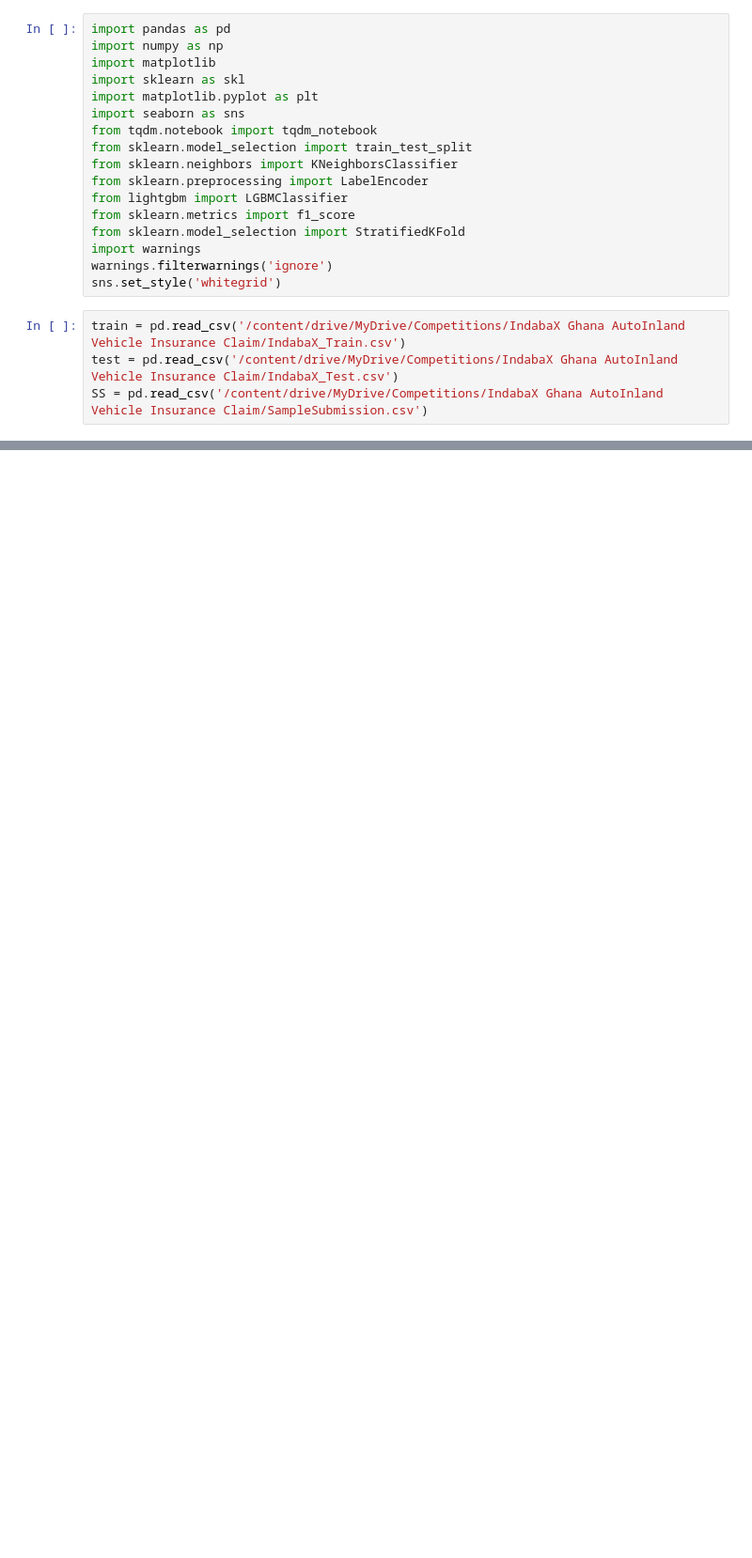
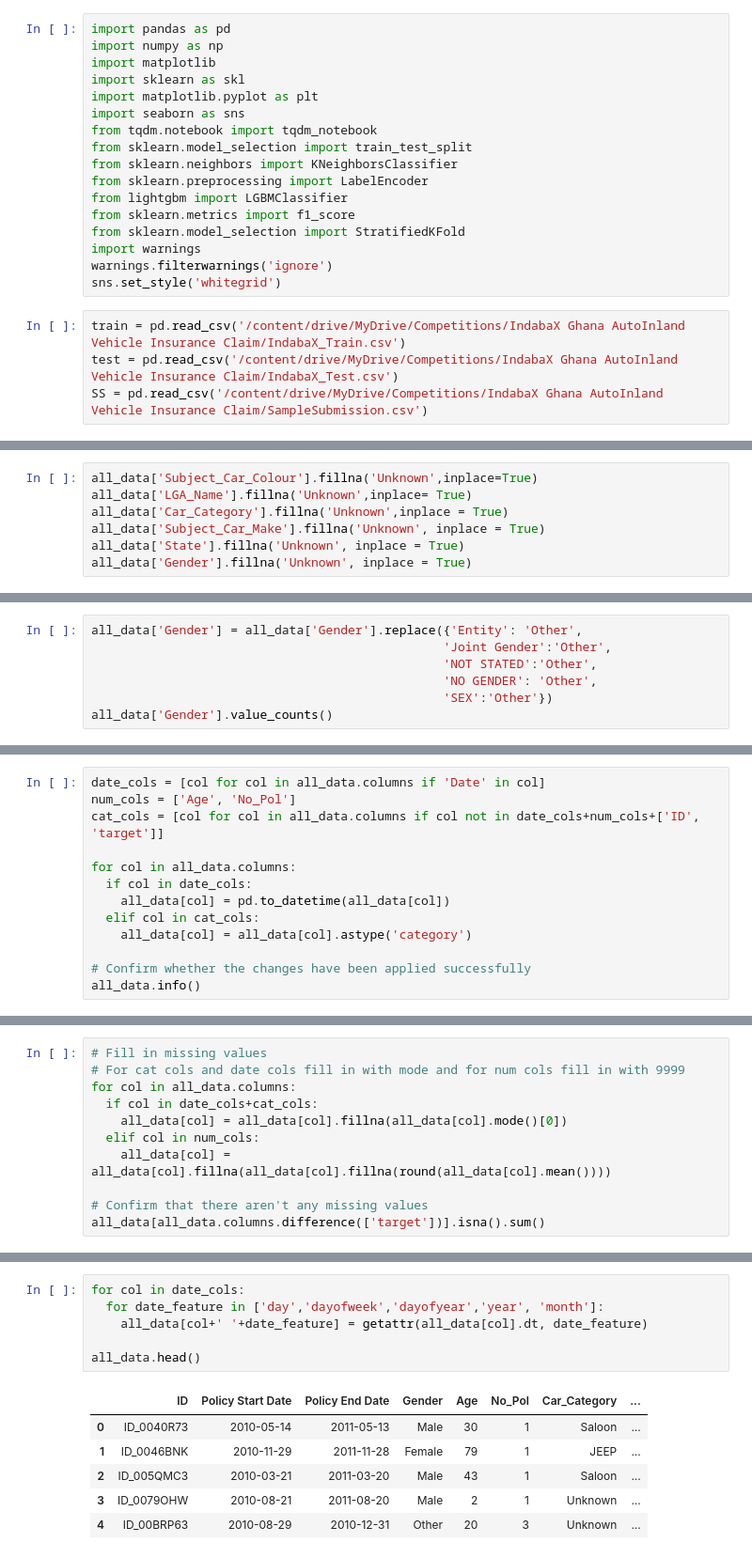
Before and after one commit to Houssem23x/IndabaX-Ghana-AutoInland-Vehicle-Insurance-Claim, a Jupyter notebook: IndabaX Ghana AutoInland Vehicle Insurance Claim.ipynb, the cells around one changed output, grey strips where cells are left out. Shown at 94% size. Cells and saved outputs as stored; diff of their text form; blank space fills up the shorter version.

```diff
--- a/IndabaX Ghana AutoInland Vehicle Insurance Claim.ipynb
+++ b/IndabaX Ghana AutoInland Vehicle Insurance Claim.ipynb
@@ -21,0 +105,7 @@ SS = pd.read_csv('/content/drive/MyDrive/Competitions/IndabaX Ghana AutoInland V
+# %%
+all_data['Subject_Car_Colour'].fillna('Unknown',inplace=True)
+all_data['LGA_Name'].fillna('Unknown',inplace= True)
+all_data['Car_Category'].fillna('Unknown',inplace = True)
+all_data['Subject_Car_Make'].fillna('Unknown', inplace = True)
+all_data['State'].fillna('Unknown', inplace = True)
+all_data['Gender'].fillna('Unknown', inplace = True)
@@ -21,0 +124,7 @@ SS = pd.read_csv('/content/drive/MyDrive/Competitions/IndabaX Ghana AutoInland V
+# %%
+all_data['Gender'] = all_data['Gender'].replace({'Entity': 'Other',
+                                                'Joint Gender':'Other',
+                                                'NOT STATED':'Other',
+                                                'NO GENDER': 'Other',
+                                                'SEX':'Other'})
+all_data['Gender'].value_counts()
@@ -21,0 +137,13 @@ SS = pd.read_csv('/content/drive/MyDrive/Competitions/IndabaX Ghana AutoInland V
+# %%
+date_cols = [col for col in all_data.columns if 'Date' in col]
+num_cols = ['Age', 'No_Pol']
+cat_cols = [col for col in all_data.columns if col not in date_cols+num_cols+['ID', 'target']]
+
+for col in all_data.columns:
+  if col in date_cols:
+    all_data[col] = pd.to_datetime(all_data[col])
+  elif col in cat_cols:
+    all_data[col] = all_data[col].astype('category')
+
+# Confirm whether the changes have been applied successfully
+all_data.info()
@@ -21,0 +171,11 @@ SS = pd.read_csv('/content/drive/MyDrive/Competitions/IndabaX Ghana AutoInland V
+# %%
+# Fill in missing values
+# For cat cols and date cols fill in with mode and for num cols fill in with 9999
+for col in all_data.columns:
+  if col in date_cols+cat_cols:
+    all_data[col] = all_data[col].fillna(all_data[col].mode()[0])
+  elif col in num_cols:
+    all_data[col] = all_data[col].fillna(all_data[col].fillna(round(all_data[col].mean())))
+
+# Confirm that there aren't any missing values
+all_data[all_data.columns.difference(['target'])].isna().sum()
@@ -21,0 +196,13 @@ SS = pd.read_csv('/content/drive/MyDrive/Competitions/IndabaX Ghana AutoInland V
+# %%
+for col in date_cols:
+  for date_feature in ['day','dayofweek','dayofyear','year', 'month']:
+    all_data[col+' '+date_feature] = getattr(all_data[col].dt, date_feature)
+
+all_data.head()
+# %% [output]
+|  | ID | Policy Start Date | Policy End Date | Gender | Age | No_Pol | Car_Category | ... |
+| 0 | ID_0040R73 | 2010-05-14 | 2011-05-13 | Male | 30 | 1 | Saloon | ... |
+| 1 | ID_0046BNK | 2010-11-29 | 2011-11-28 | Female | 79 | 1 | JEEP | ... |
+| 2 | ID_005QMC3 | 2010-03-21 | 2011-03-20 | Male | 43 | 1 | Saloon | ... |
+| 3 | ID_0079OHW | 2010-08-21 | 2011-08-20 | Male | 2 | 1 | Unknown | ... |
+| 4 | ID_00BRP63 | 2010-08-29 | 2010-12-31 | Other | 20 | 3 | Unknown | ... |
```
Also changed, not shown: parts of 21 cells of this notebook.
